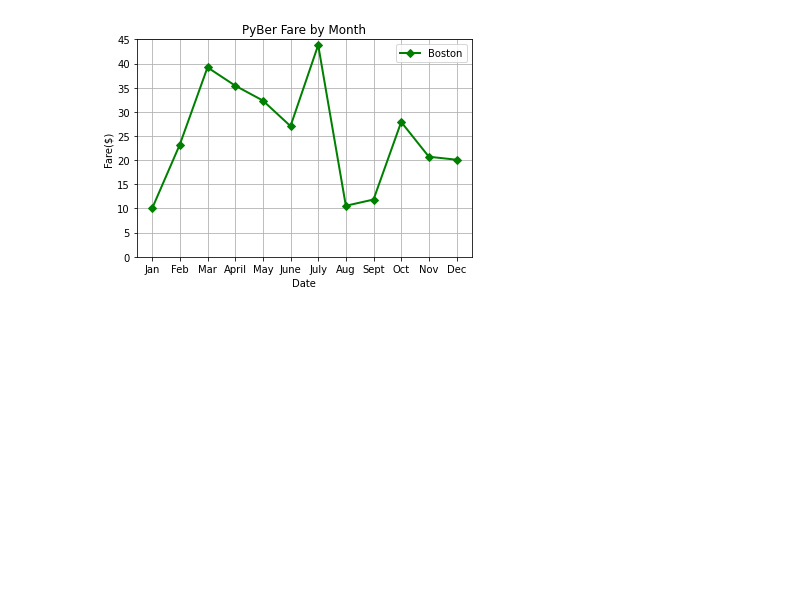
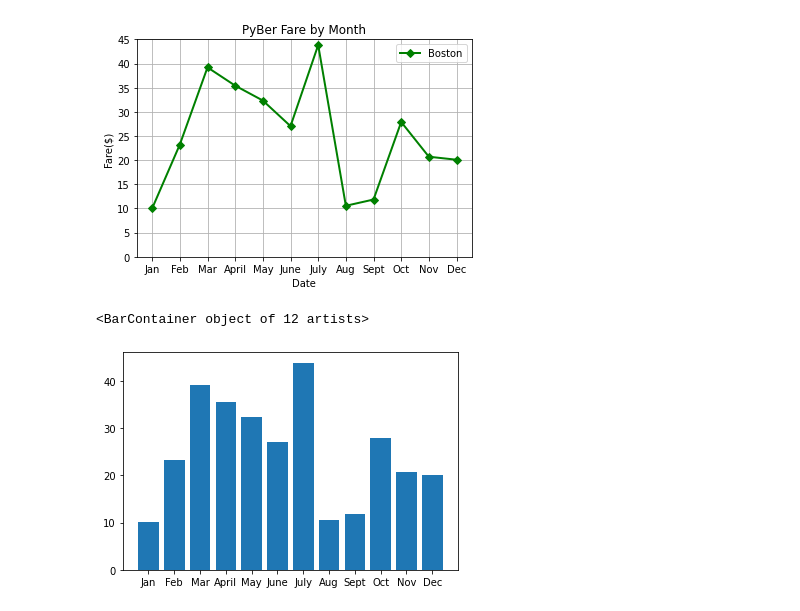
Before and after one commit to cedoula/PyBer_Analysis, a Jupyter notebook: matplotlib_practice.ipynb, the cells around one changed output. Cells and saved outputs as stored; diff of their text form; code cells hidden in the pictures; blank space fills up the shorter version.

```diff
--- a/matplotlib_practice.ipynb
+++ b/matplotlib_practice.ipynb
@@ -91,3 +91,9 @@ ax.legend()
 # %% [output]
 <matplotlib.legend.Legend at 0x...>
 [figure]
+# %%
+# Create the bar chart.
+plt.bar(x_axis, y_axis)
+# %% [output]
+<BarContainer object of 12 artists>
+[figure, added]
```
Also changed, not shown: parts of 24 cells of this notebook.
